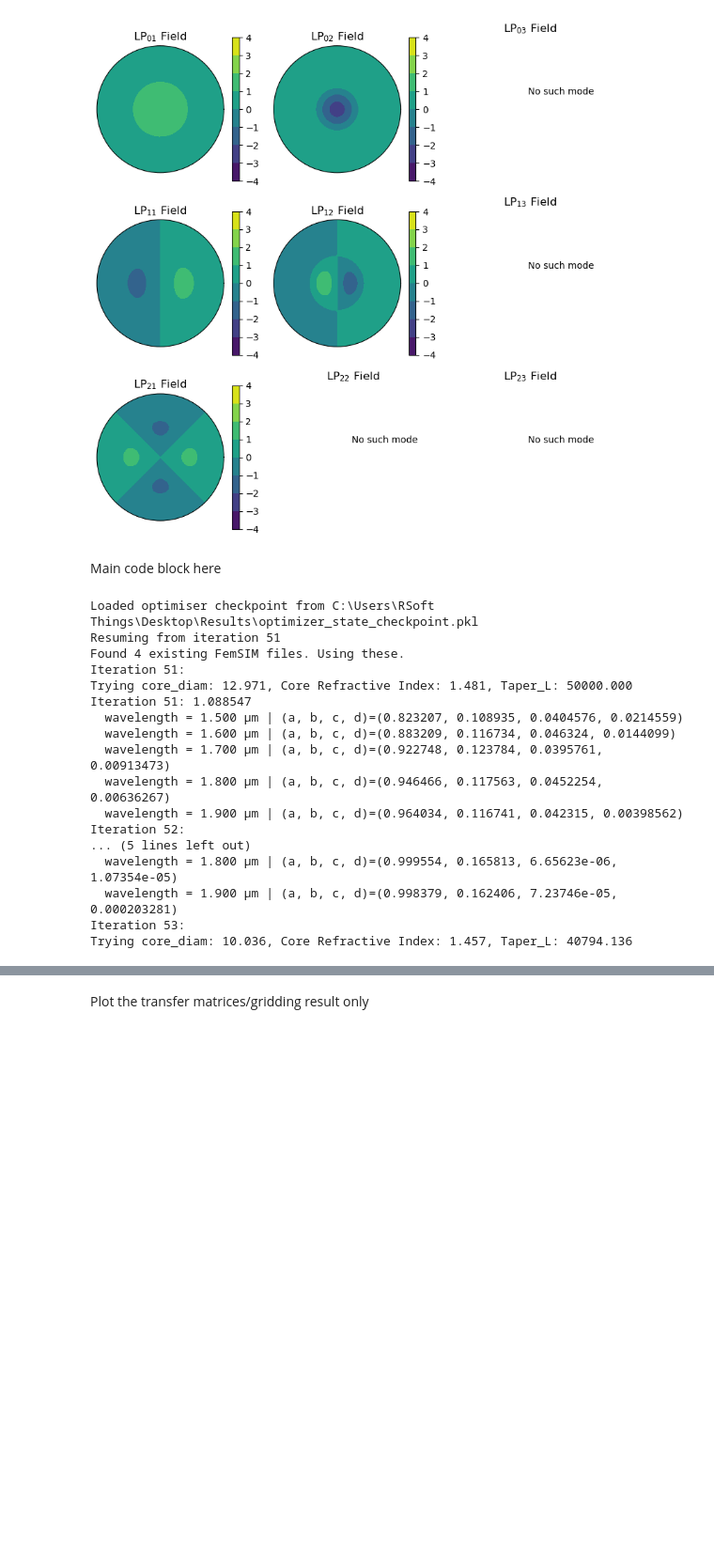
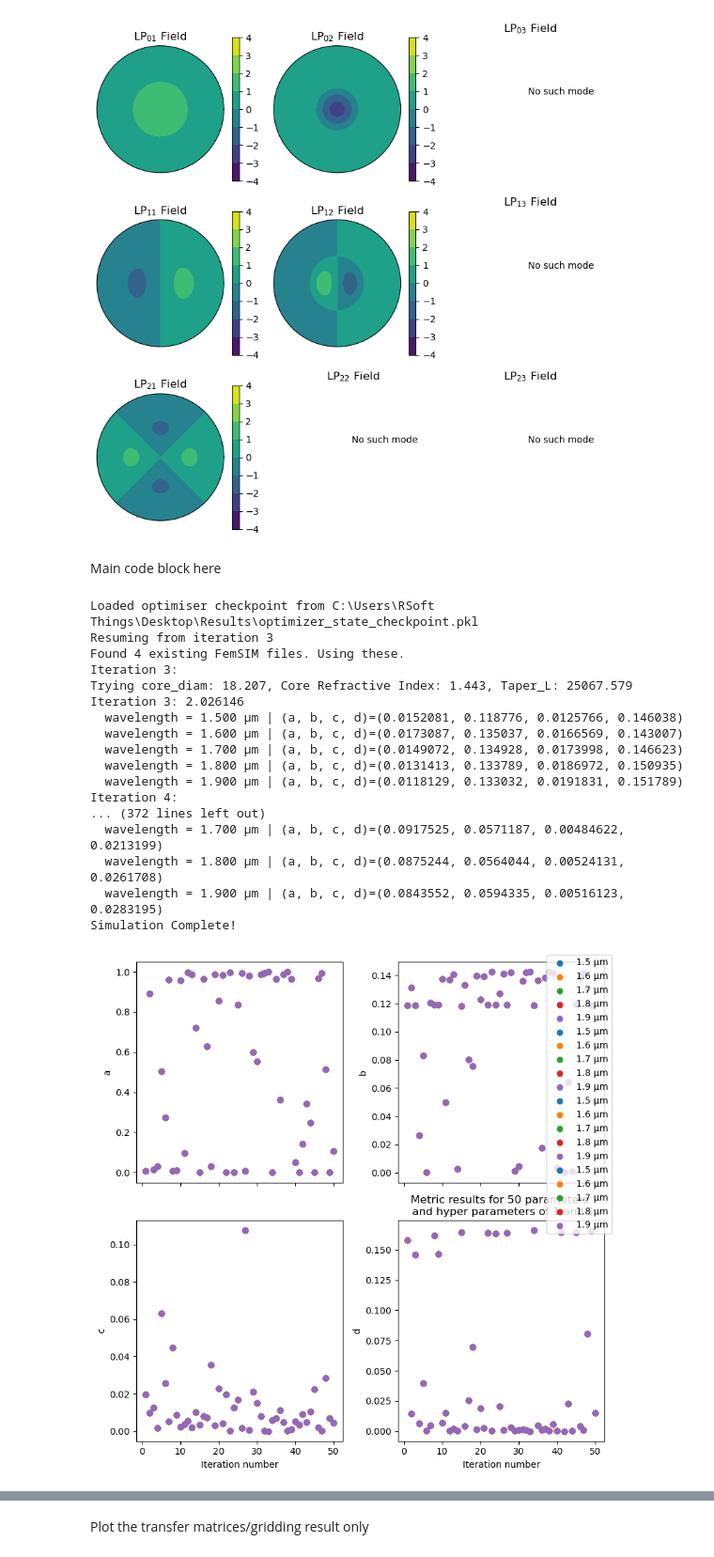
Before and after one commit to SAIL-Labs/RSoft-Automaton, a Jupyter notebook: Data_Manip.ipynb, the cells around one changed output, grey strips where cells are left out. Shown at 94% size. Saved outputs shown, nothing was run; the diff lists cells and outputs as text; code cells hidden in the pictures; blank space fills up the shorter version.

```diff
--- a/Data_Manip.ipynb
+++ b/Data_Manip.ipynb
@@ -132,7 +132,7 @@ simulation_val = {
     "grid_type": "Hex",
     "plot_centre_core": True,
     # Note: if core_neff is specified in fixed_params you do not need to specify this!
-    "core_neff": 1.4467895,#1.4492,# refractive index taken by non-ms cores (from SMF-28). If simulate_tf_metric = True and sellmeier = True this gets replaced by the index of Ge 2%mol, but if sellmeier=False the offset is calculated instead
+    "core_neff": 1.4492,# refractive index taken by non-ms cores (from SMF-28). If simulate_tf_metric = True and sellmeier = True this gets replaced by the index of Ge 2%mol, but if sellmeier=False the offset is calculated instead
     "grid_size": 0.37,
     "grid_size_y": 0.37,
     "step_size": 1,
@@ -142,7 +142,7 @@ simulation_val = {
     "launch_normalization": 1,
     "core_to_monitor": 1, #note this is after reordering!
     "metric": 'TF',
-    "num_paras": 100, # number of samples to choose, scaled by n_points
+    "num_paras": 50, # number of samples to choose, scaled by n_points
     "n_points": 1, # number of simultaneous parameter vectors to sample
     "skip_core": None, #[5],
     "add_cladding_to_cores": None, # [0,1,3,4,5,6],#[0],[0,1,2,3,4,5,6,7],
@@ -261,45 +261,46 @@ if simulation_val["simulate_tf_metric"]:
 
     # Taper ratio vs Core neff
     ax3 = fig.add_subplot(gs[2, 0])
     comp3 = ax3.scatter(core_neff, taper_length, c=throughput, cmap='viridis_r', s=80, edgecolor='k')
     ax3.set_xlabel("Core neff")
     ax3.set_ylabel(r"Taper Length ($\mu m$)")
 
     ax4 = fig.add_subplot(gs[:, 1], projection='3d')
     comp3d = ax4.scatter(core_diam, core_neff, taper_length, c=throughput, cmap='viridis_r', s=50, edgecolor='k')
     ax4.set_xlabel(r'Core diameter ($\mu m$)')
     ax4.set_ylabel("Core neff")
     ax4.set_zlabel(r"Taper Length ($\mu m$)")
     cbar4 = plt.colorbar(comp3d, ax=ax4, shrink=0.6)
     cbar4.set_label("Loss Function")
 
     plt.tight_layout()
     plt.show()
     fig.savefig(f"Bayesian Opt Results\{simulation_val['num_paras']}_params_gridsize_{simulation_val['grid_size']}bayesianresult_hyperparam{hyp_param_b}_{hyp_param_c}.png")
 
     np.save(f"Bayesian Opt Results\{simulation_val['num_paras']}_params_gridsize_{simulation_val['grid_size']}list_of_results_hyperparam{hyp_param_b}_{hyp_param_c}.npy", tf_list, allow_pickle = True)
 
 else:
     # dump tf_list so you don't need to re-run the simulation for the amplitude/phases
     if simulation_val["gridding"]:
         np.save("Gridding_results.npy", np.array(tf_list, dtype=object), allow_pickle = True)
     else:
         np.save("Individual_results.npy", np.array(tf_list, dtype=object), allow_pickle = True)
 # %% [output]
 Loaded optimiser checkpoint from C:\Users\RSoft Things\Desktop\Results\optimizer_state_checkpoint.pkl
-Resuming from iteration 51
+Resuming from iteration 3
 Found 4 existing FemSIM files. Using these.
-Iteration 51:
-Trying core_diam: 12.971, Core Refractive Index: 1.481, Taper_L: 50000.000
-Iteration 51: 1.088547
-  wavelength = 1.500 µm | (a, b, c, d)=(0.823207, 0.108935, 0.0404576, 0.0214559)
-  wavelength = 1.600 µm | (a, b, c, d)=(0.883209, 0.116734, 0.046324, 0.0144099)
-  wavelength = 1.700 µm | (a, b, c, d)=(0.922748, 0.123784, 0.0395761, 0.00913473)
-  wavelength = 1.800 µm | (a, b, c, d)=(0.946466, 0.117563, 0.0452254, 0.00636267)
-  wavelength = 1.900 µm | (a, b, c, d)=(0.964034, 0.116741, 0.042315, 0.00398562)
-Iteration 52:
-... (5 lines left out)
-  wavelength = 1.800 µm | (a, b, c, d)=(0.999554, 0.165813, 6.65623e-06, 1.07354e-05)
-  wavelength = 1.900 µm | (a, b, c, d)=(0.998379, 0.162406, 7.23746e-05, 0.000203281)
-Iteration 53:
-Trying core_diam: 10.036, Core Refractive Index: 1.457, Taper_L: 40794.136
+Iteration 3:
+Trying core_diam: 18.207, Core Refractive Index: 1.443, Taper_L: 25067.579
+Iteration 3: 2.026146
+  wavelength = 1.500 µm | (a, b, c, d)=(0.0152081, 0.118776, 0.0125766, 0.146038)
+  wavelength = 1.600 µm | (a, b, c, d)=(0.0173087, 0.135037, 0.0166569, 0.143007)
+  wavelength = 1.700 µm | (a, b, c, d)=(0.0149072, 0.134928, 0.0173998, 0.146623)
+  wavelength = 1.800 µm | (a, b, c, d)=(0.0131413, 0.133789, 0.0186972, 0.150935)
+  wavelength = 1.900 µm | (a, b, c, d)=(0.0118129, 0.133032, 0.0191831, 0.151789)
+Iteration 4:
+... (372 lines left out)
+  wavelength = 1.700 µm | (a, b, c, d)=(0.0917525, 0.0571187, 0.00484622, 0.0213199)
+  wavelength = 1.800 µm | (a, b, c, d)=(0.0875244, 0.0564044, 0.00524131, 0.0261708)
+  wavelength = 1.900 µm | (a, b, c, d)=(0.0843552, 0.0594335, 0.00516123, 0.0283195)
+Simulation Complete!
+[figure, added]
```
Also changed, not shown: parts of 4 cells of this notebook, 3 other files.
